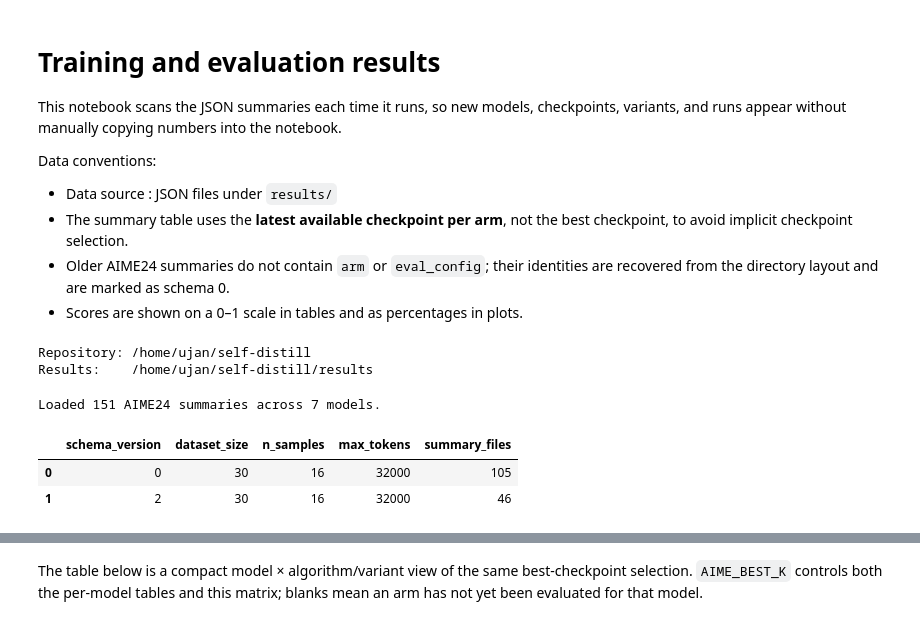
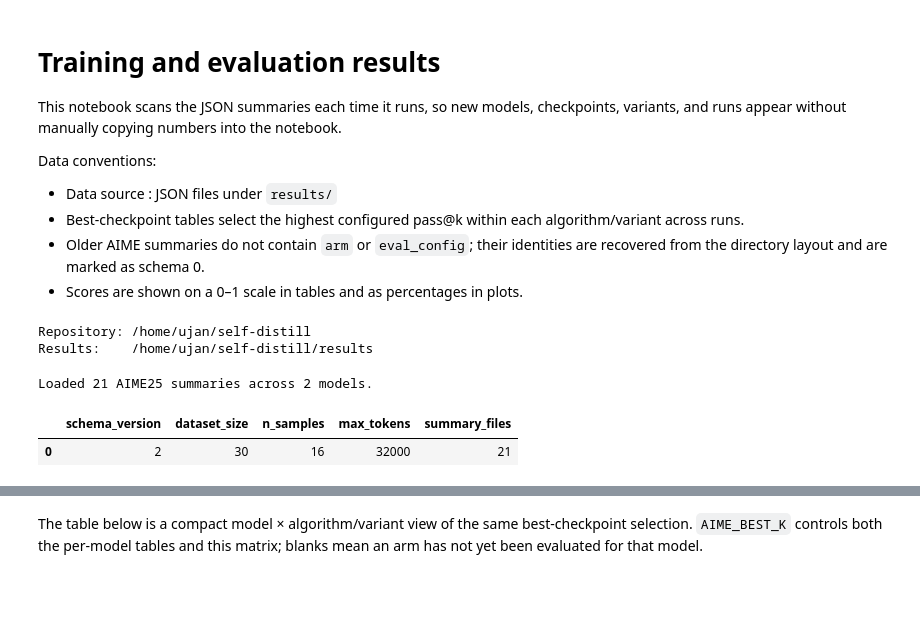
Before and after one commit to tatami-galaxy/self-distill, a Jupyter notebook: results/viz/results_overview.ipynb, the cells around one changed output, grey strips where cells are left out. Cells and saved outputs as stored; diff of their text form; code cells hidden in the pictures; blank space fills up the shorter version.

```diff
--- a/results/viz/results_overview.ipynb
+++ b/results/viz/results_overview.ipynb
@@ -8,9 +8,9 @@ without manually copying numbers into the notebook.
 Data conventions:
 
 - Data source : JSON files under `results/`
-- The summary table uses the **latest available checkpoint per arm**,
-  not the best checkpoint, to avoid implicit checkpoint selection.
-- Older AIME24 summaries do not contain `arm` or `eval_config`;
+- Best-checkpoint tables select the highest configured pass@k within each
+  algorithm/variant across runs.
+- Older AIME summaries do not contain `arm` or `eval_config`;
   their identities are recovered from the directory layout and are marked as schema 0.
 - Scores are shown on a 0–1 scale in tables and as percentages in plots.
 # %%
@@ -63,7 +63,18 @@ Results:    /home/ujan/self-distill/results
 # evaluation as a horizontal reference. Variants and repeated runs remain separate series.
 #
 # %%
-AIME_DIR = RESULTS / "aime24"
+AIME_YEAR = 25  # Select 24, 25, 26, ...
+AIME_DATASET = f"aime{AIME_YEAR}"
+AIME_LABEL = AIME_DATASET.upper()
+AIME_DIR = RESULTS / AIME_DATASET
+AVAILABLE_AIME_DATASETS = sorted(
+    path.name for path in RESULTS.glob("aime*") if path.is_dir()
+)
+if not AIME_DIR.is_dir():
+    raise FileNotFoundError(
+        f"No results directory for {AIME_LABEL}: {AIME_DIR}. "
+        f"Available AIME datasets: {AVAILABLE_AIME_DATASETS}"
+    )
 
 def read_json(path: Path) -> dict:
     with path.open() as handle:
@@ -91,7 +102,7 @@ def fallback_aime_arm(path: Path) -> dict:
         }
 
     if len(parts) < 4:
-        raise ValueError(f"Unrecognized AIME24 result path: {path}")
+        raise ValueError(f"Unrecognized {AIME_LABEL} result path: {path}")
 
     train_dataset, model, algo = parts[:3]
     step = parts[-1]
@@ -108,13 +119,19 @@ def fallback_aime_arm(path: Path) -> dict:
     }
 
 
-def load_aime24() -> pd.DataFrame:
+def load_aime() -> pd.DataFrame:
     rows = []
     for path in sorted(AIME_DIR.rglob("summary.json")):
         summary = read_json(path)
         fallback = fallback_aime_arm(path)
         arm = {**fallback, **(summary.get("arm") or {})}
         eval_config = summary.get("eval_config") or {}
+        recorded_eval_dataset = eval_config.get("eval_dataset")
+        if recorded_eval_dataset not in (None, AIME_DATASET):
+            raise ValueError(
+                f"{path} records eval dataset {recorded_eval_dataset!r}, "
+                f"expected {AIME_DATASET!r}"
+            )
         sampling = eval_config.get("sampling") or {}
         row = {
             **arm,
@@ -128,38 +145,37 @@ def load_aime24() -> pd.DataFrame:
             "top_p": sampling.get("top_p"),
             "top_k": sampling.get("top_k"),
             "generation_seed": sampling.get("seed"),
             "extraction_failures": summary.get("extraction_failures"),
             "total_samples": summary.get("total_samples"),
             "elapsed_s": summary.get("elapsed_s"),
             "source": str(path.relative_to(ROOT)),
         }
         row.update(summary.get("pass_at_k") or {})
         rows.append(row)
 
     frame = pd.DataFrame(rows)
     if frame.empty:
         return frame
     for column in ("variant", "run", "train_dataset"):
         frame[column] = frame[column].where(frame[column].notna(), None)
     return frame.sort_values(
         ["model", "is_base", "algo", "variant", "run", "checkpoint"],
         na_position="first",
     ).reset_index(drop=True)
 
 
-aime = load_aime24()
-print(f"Loaded {len(aime)} AIME24 summaries across {aime['model'].nunique()} models.")
+aime = load_aime()
+print(f"Loaded {len(aime)} {AIME_LABEL} summaries across {aime.model.nunique()} models.")
 display(
     aime.groupby(
         ["schema_version", "dataset_size", "n_samples", "max_tokens"],
         dropna=False,
     ).size().rename("summary_files").reset_index()
 )
 # %% [output]
-Loaded 151 AIME24 summaries across 7 models.
+Loaded 21 AIME25 summaries across 2 models.
 |  | schema_version | dataset_size | n_samples | max_tokens | summary_files |
-| 0 | 0 | 30 | 16 | 32000 | 105 |
-| 1 | 2 | 30 | 16 | 32000 | 46 |
+| 0 | 2 | 30 | 16 | 32000 | 21 |
 # %%
 AIME_BEST_K = 1  # Choose 1, 8, or 16.
 AIME_BEST_METRIC = f"pass@{AIME_BEST_K}"
```
Also changed, not shown: parts of 5 cells of this notebook, 1 other file.
